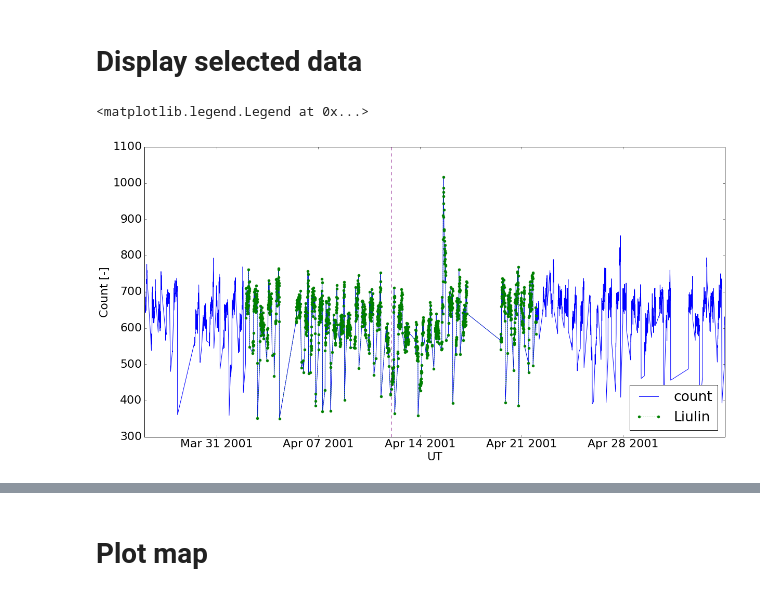
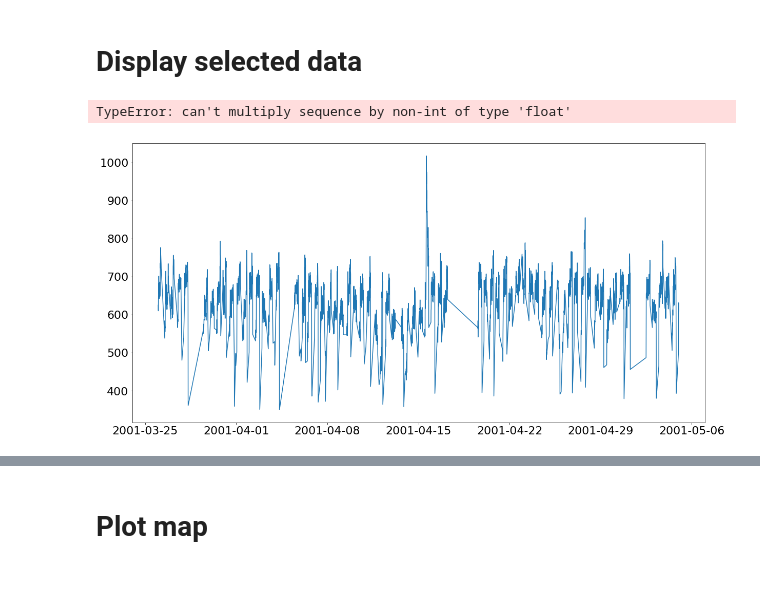
Before and after one commit to ODZ-UJF-AV-CR/liulin, a Jupyter notebook: display-selection.ipynb, the cells around one changed output, grey strips where cells are left out. Saved outputs shown, nothing was run; the diff lists cells and outputs as text; code cells hidden in the pictures.

```diff
--- a/display-selection.ipynb
+++ b/display-selection.ipynb
@@ -23,32 +23,33 @@ Populating the interactive namespace from numpy and matplotlib
 # %%
 FD = '2001-4-12'
 #FD = '2012-9-4'
 #FD = '2007-6-22'
 #FD = '2008-8-22'
 #FD = '2005-9-10'
 #FD = '2012-3-8'
 
 days_view = 10
 
 plt.figure(figsize=(20, 10))
 matplotlib.rcParams.update({'font.size': 22})
 
-df = pd.read_csv('~/Downloads/cr10_selection.csv', sep=',', header=7, parse_dates='date' )
+df = pd.read_csv('~/Downloads/cr10_selection.csv', sep=',', header=7, parse_dates=['date'] )
 df['date'] = pd.to_datetime(df['date'])
 df = df.set_index('date')
 plt.plot(df['count'])
 
 datetime.timedelta(days=1)
 from_time = str(pd.to_datetime(FD) + datetime.timedelta(days=-days_view))
 to_time = str(pd.to_datetime(FD) + datetime.timedelta(days=days_view))
 
-plt.plot(df[from_time: to_time]['count'],lw='1', markersize=10,marker='.',linestyle=':',label='Liulin')
+#plt.plot(df.loc[from_time: to_time]['count'],lw='1', markersize=10,marker='.',linestyle=':',label='Liulin')
+df.loc[from_time: to_time]['count'].plot(lw='1', markersize=10,marker='.',linestyle=':',label='Liulin')
 
 plt.axvline(x=pd.to_datetime(FD), color='purple', ls='--') # plot dashed vertical line at the FD time
 
 plt.ylabel('Count [-]') # Y axis label
 plt.xlabel('UT') # X axis label
 plt.legend(loc=4)
 # %% [output]
-<matplotlib.legend.Legend at 0x...>
+TypeError: can't multiply sequence by non-int of type 'float'
-[figure, old version]
+[figure, new version]
```
Also changed, not shown: parts of 4 cells of this notebook, 4 other files.
